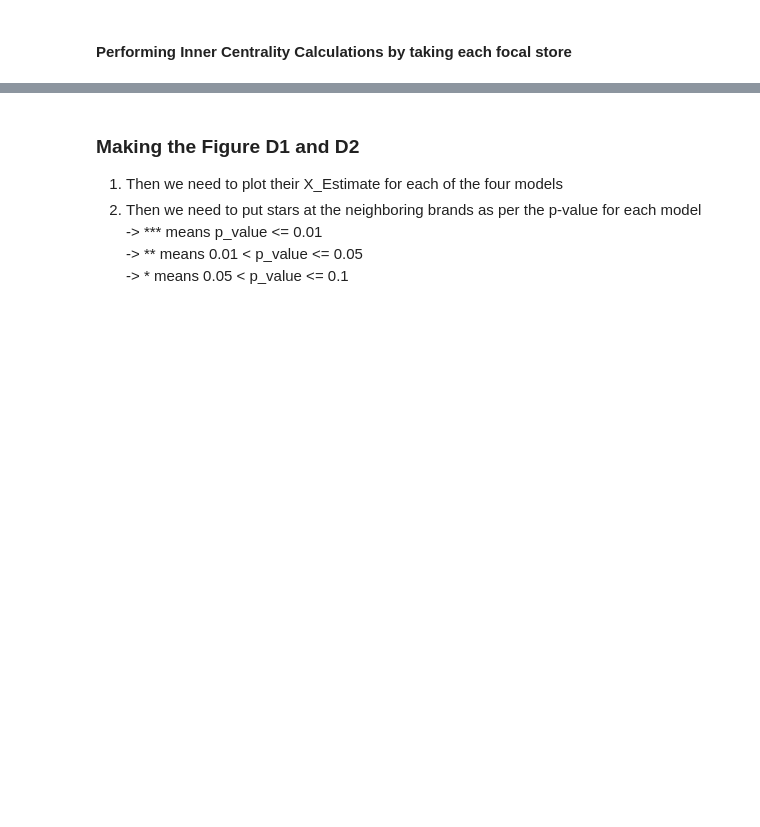
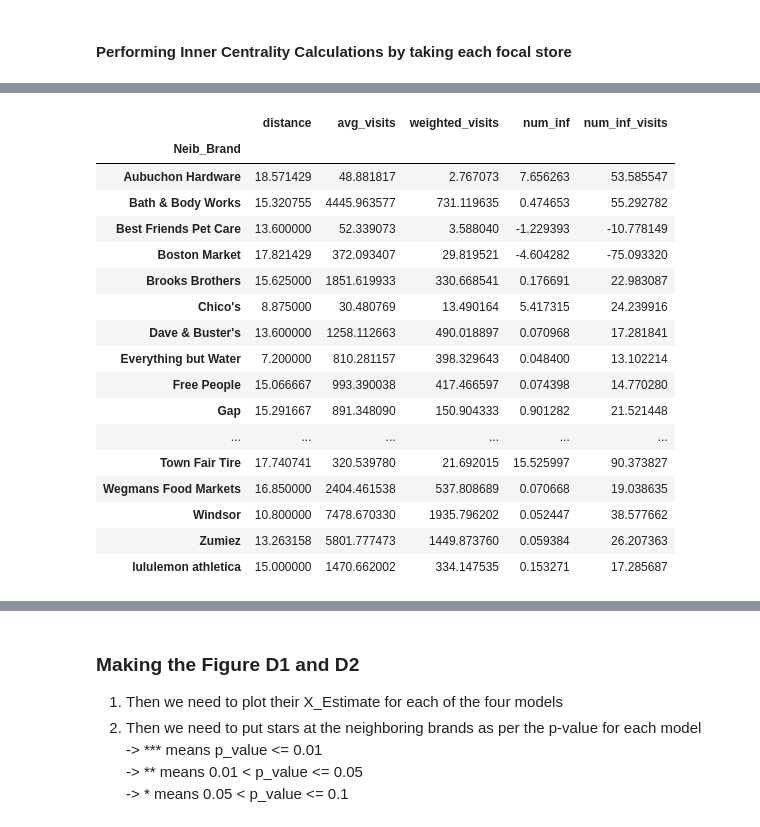
Before and after one commit to embedded-robotics/local-business-network, a Jupyter notebook: part3_visuals_tables/visuals_tables.ipynb, the cells around one changed output, grey strips where cells are left out. Saved outputs shown, nothing was run; the diff lists cells and outputs as text; code cells hidden in the pictures; blank space fills up the shorter version.

```diff
--- a/part3_visuals_tables/visuals_tables.ipynb
+++ b/part3_visuals_tables/visuals_tables.ipynb
@@ -405,0 +408,27 @@ focal_lon = temp['Foc_lon'].values[0]
+# %%
+ranked_dic = visits_all_business_pure.groupby('Neib_Brand').agg(distance=('Time_mins', 'mean'),
+                                                   avg_visits=('Neib_avg_visits', 'sum'),
+                                                   weighted_visits=('weighted_visits', 'sum'),
+                                                   num_inf = ('num_inf', 'sum'),
+                                                   num_inf_visits = ('num_inf_visits','sum')
+                                                )
+ranked_dic
+# %% [output]
+|  | distance | avg_visits | weighted_visits | num_inf | num_inf_visits |
+| Neib_Brand |  |  |  |  |  |
+| Aubuchon Hardware | 18.571429 | 48.881817 | 2.767073 | 7.656263 | 53.585547 |
+| Bath & Body Works | 15.320755 | 4445.963577 | 731.119635 | 0.474653 | 55.292782 |
+| Best Friends Pet Care | 13.600000 | 52.339073 | 3.588040 | -1.229393 | -10.778149 |
+| Boston Market | 17.821429 | 372.093407 | 29.819521 | -4.604282 | -75.093320 |
+| Brooks Brothers | 15.625000 | 1851.619933 | 330.668541 | 0.176691 | 22.983087 |
+| Chico's | 8.875000 | 30.480769 | 13.490164 | 5.417315 | 24.239916 |
+| Dave & Buster's | 13.600000 | 1258.112663 | 490.018897 | 0.070968 | 17.281841 |
+| Everything but Water | 7.200000 | 810.281157 | 398.329643 | 0.048400 | 13.102214 |
+| Free People | 15.066667 | 993.390038 | 417.466597 | 0.074398 | 14.770280 |
+| Gap | 15.291667 | 891.348090 | 150.904333 | 0.901282 | 21.521448 |
+| ... | ... | ... | ... | ... | ... |
+| Town Fair Tire | 17.740741 | 320.539780 | 21.692015 | 15.525997 | 90.373827 |
+| Wegmans Food Markets | 16.850000 | 2404.461538 | 537.808689 | 0.070668 | 19.038635 |
+| Windsor | 10.800000 | 7478.670330 | 1935.796202 | 0.052447 | 38.577662 |
+| Zumiez | 13.263158 | 5801.777473 | 1449.873760 | 0.059384 | 26.207363 |
+| lululemon athletica | 15.000000 | 1470.662002 | 334.147535 | 0.153271 | 17.285687 |
```
Also changed, not shown: parts of 15 cells of this notebook.
